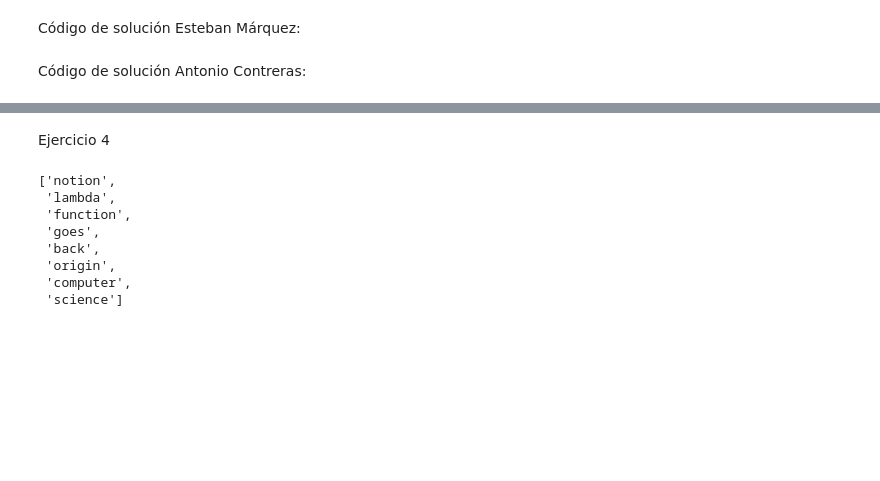
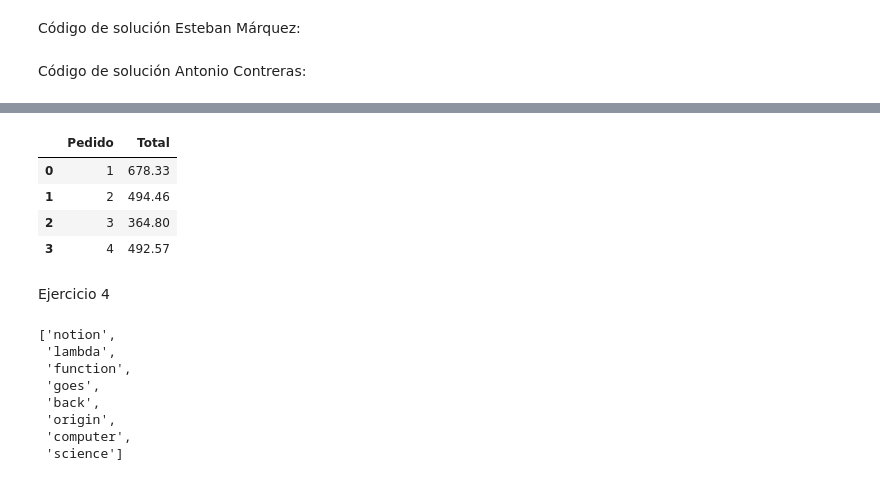
Before and after one commit to Jancope/ProyectoConjunto2_JAContreras_EMarquez, a Jupyter notebook: ProyectoConjunto2_JAContreras_EMarquez.ipynb, the cells around one changed output, grey strips where cells are left out. Saved outputs shown, nothing was run; the diff lists cells and outputs as text; code cells hidden in the pictures; blank space fills up the shorter version.

```diff
--- a/ProyectoConjunto2_JAContreras_EMarquez.ipynb
+++ b/ProyectoConjunto2_JAContreras_EMarquez.ipynb
@@ -121,3 +177,21 @@ from functools import reduce
+# %%
+orders = [[1, ("5464", 4, 9.99), ("8274",18,12.99), ("9744", 9, 44.95)],
+          [2, ("5464", 9, 9.99), ("9744", 9, 44.95)],
+          [3, ("5464", 9, 9.99), ("88112", 11, 24.99)],
+          [4, ("8732", 7, 11.99), ("7733",11,18.99), ("88112", 5, 39.95)] ]
+def suma(x):
+    return x[1] * x[2]
+total = [[suma(orders[i][j]) for j in range(1, len(orders[i]))] for i in range(len(orders))]
+tot=[(orders[i][0], reduce(lambda t, u: t + u, total[i])) for i in range(len(total))]
+orders=pd.DataFrame(tot)
+orders.columns = ['Pedido', 'Total']
+orders
+# %% [output]
+|  | Pedido | Total |
+| 0 | 1 | 678.33 |
+| 1 | 2 | 494.46 |
+| 2 | 3 | 364.80 |
+| 3 | 4 | 492.57 |
 # %% [markdown]
 Ejercicio 4
 # %%
```
Also changed, not shown: parts of 7 cells of this notebook.
